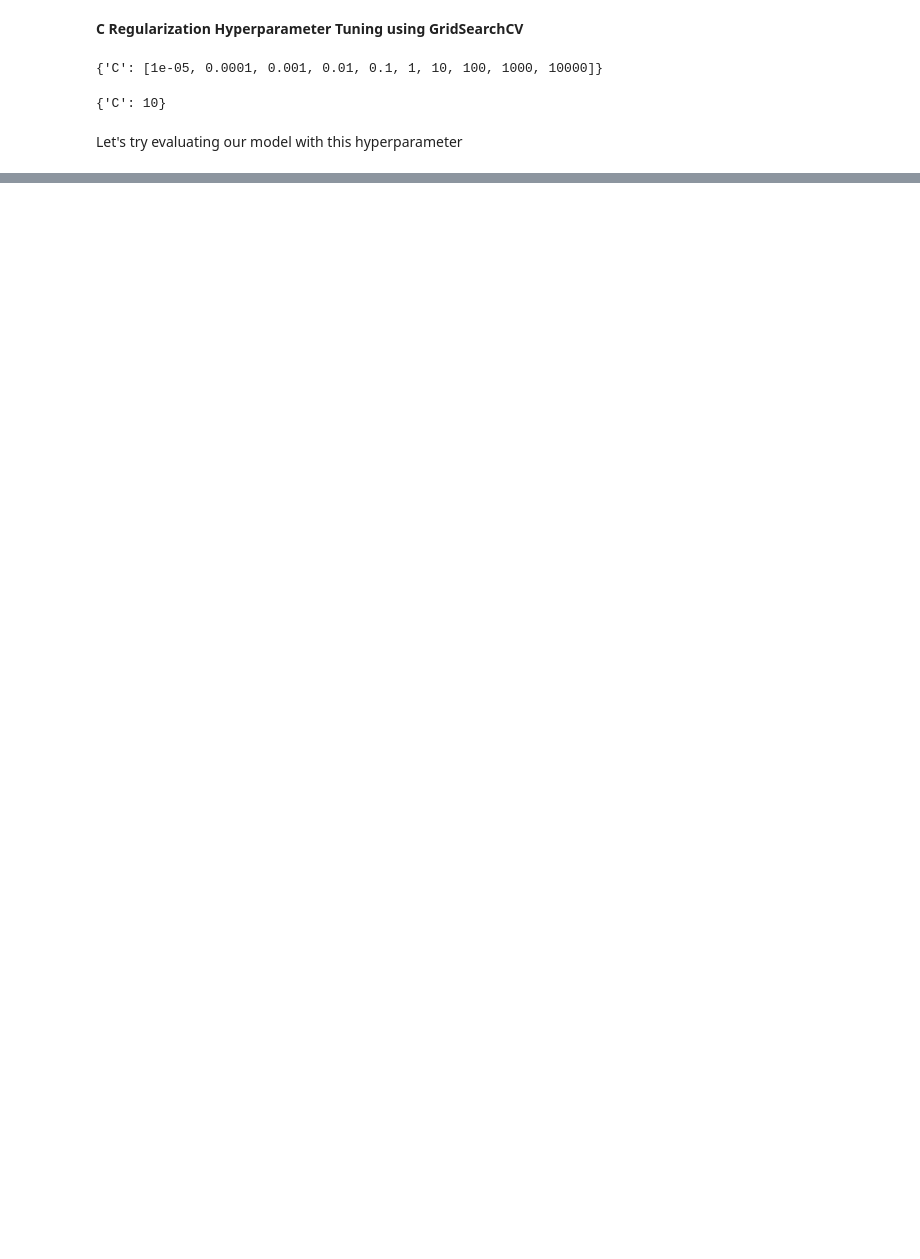
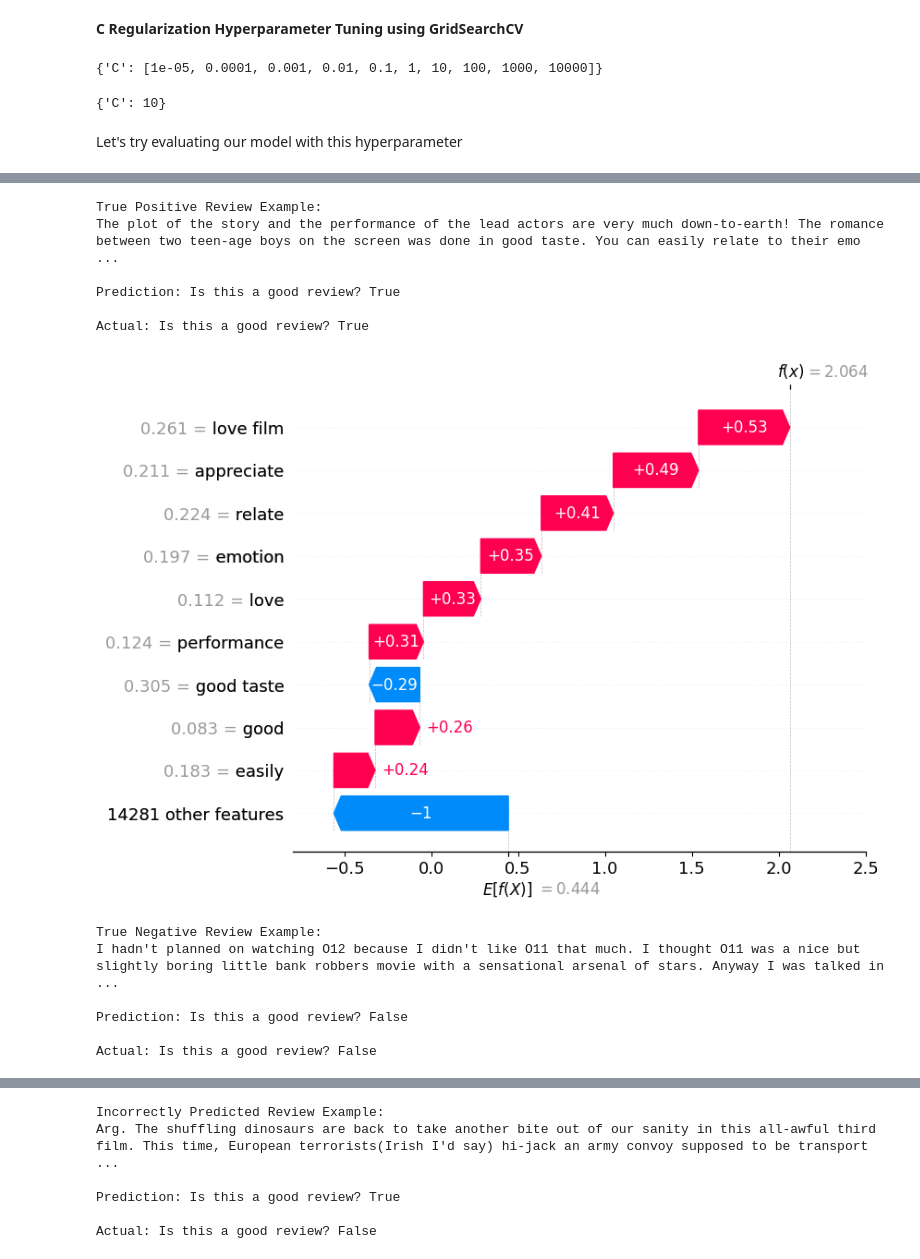
Before and after one commit to aadib2/movie-review-sentiment-analyzer, a Jupyter notebook: DefineAndSolveMLProblem.ipynb, the cells around one changed output, grey strips where cells are left out. Saved outputs shown, nothing was run; the diff lists cells and outputs as text; code cells hidden in the pictures; blank space fills up the shorter version.

```diff
--- a/DefineAndSolveMLProblem.ipynb
+++ b/DefineAndSolveMLProblem.ipynb
@@ -824,0 +590,26 @@ We can see out of this small sample, the model does pretty well, however we can
+# %%
+# examine some reviews and compare predicted sentiment (>= 0.5 threshold) to actual label
+test_indices = np.arange(0, y_test.shape[0]) # indices are between 0-1499
+random_indices = np.random.choice(test_indices, size=15, replace=False) # get 15 random indices without replacement
+
+
+for i in random_indices:
+    print(f'Review #{i+1}\n')
+
+    # retrieve original index of review (before train test split)
+    orig_index = idx_test[i]
+
+    # retrieve original review using this index (before preprocessing)
+    orig_review = X.loc[orig_index]
+
+    print(orig_review) # retrieve original review (before vectorization)
+
+    goodReview = True if predictions[i] == 1 else False
+
+    actual = True if y_test[i] == 1 else False # since y_test is encoded into 0s and 1s
+
+    print('\nPrediction: Is this a good review? {}\n'.format(goodReview))
+
+    print('Actual: Is this a good review? {}\n'.format(actual))
+    # print new line after
+    print()
@@ -824,0 +670,32 @@ We can see out of this small sample, the model does pretty well, however we can
+# %%
+import random
+# we know review #93 is pretty clearly positive (from running the above code before) so lets perform this analysis on it
+print('True Positive Review Example:')
+test_rev_analysis(93)
+
+# lets grab a review from the test set which was negative and predicted correctly
+true_neg_indices = [i for i, actual in enumerate(y_test) if actual == 0 and predictions[i] == 0]
+# set seed for reproducability
+random.seed(42)
+true_neg_index = random.choice(true_neg_indices)
+
+print('True Negative Review Example:')
+test_rev_analysis(true_neg_index)
+
+# let's now grab a review that the model didn't predict right, looks like above review 975 (index 974) is one example
+print('Incorrectly Predicted Review Example:')
+test_rev_analysis(974)
+# %% [output]
+True Positive Review Example:
+The plot of the story and the performance of the lead actors are very much down-to-earth! The romance between two teen-age boys on the screen was done in good taste. You can easily relate to their emo ...
+
+Prediction: Is this a good review? True
+
+Actual: Is this a good review? True
+[figure, added]
+True Negative Review Example:
+I hadn't planned on watching O12 because I didn't like O11 that much. I thought O11 was a nice but slightly boring little bank robbers movie with a sensational arsenal of stars. Anyway I was talked in ...
+
+Prediction: Is this a good review? False
+
+Actual: Is this a good review? False
@@ -824,0 +703,6 @@ We can see out of this small sample, the model does pretty well, however we can
+Incorrectly Predicted Review Example:
+Arg. The shuffling dinosaurs are back to take another bite out of our sanity in this all-awful third film. This time, European terrorists(Irish I'd say) hi-jack an army convoy supposed to be transport ...
+
+Prediction: Is this a good review? True
+
+Actual: Is this a good review? False
```
Also changed, not shown: parts of 101 cells of this notebook, 4 other files.
